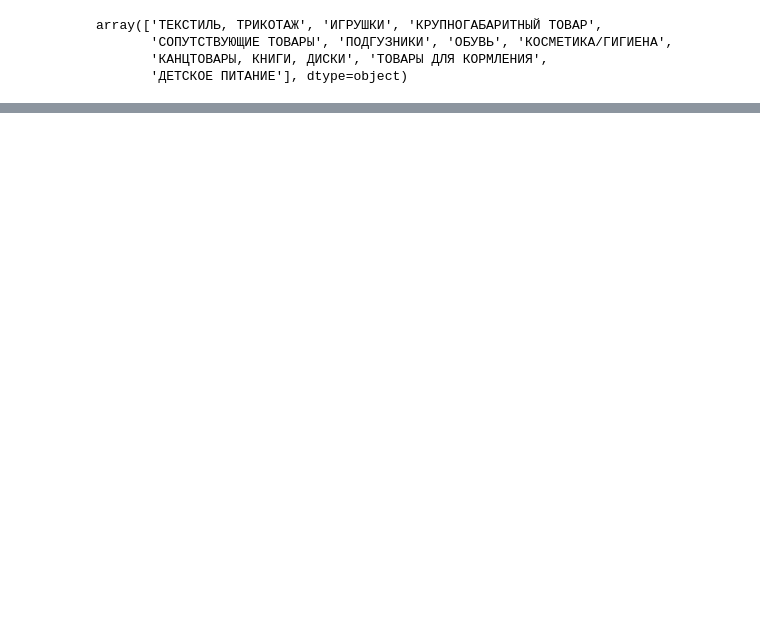
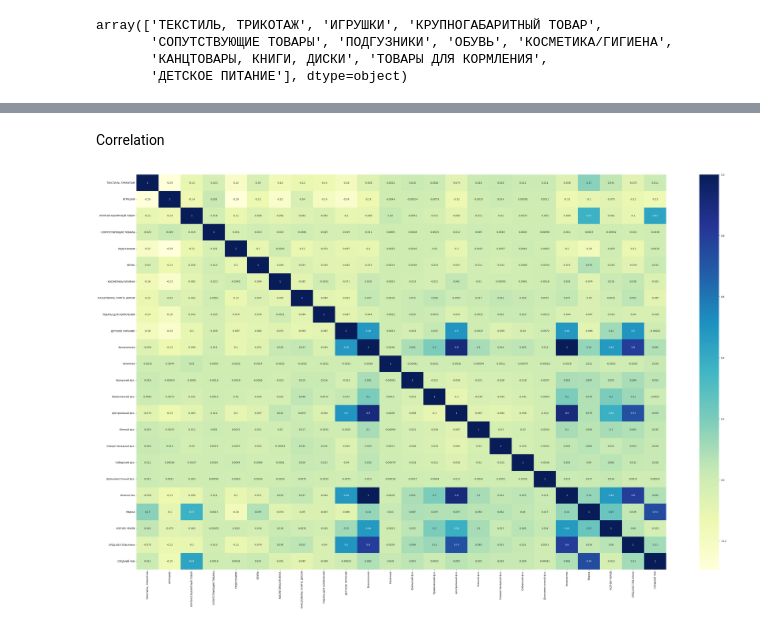
Before and after one commit to danzhukk/project-clusters, a Jupyter notebook: project.ipynb, the cells around one changed output, grey strips where cells are left out. Drawn from its saved outputs; the diff is of its cells as text; code cells hidden in the pictures; blank space fills up the shorter version.

```diff
--- a/project.ipynb
+++ b/project.ipynb
@@ -764,16 +768,13 @@ data_clients = data_clients.merge(df.groupby(['Телефон_new', 'Номер
 data_clients = data_clients.rename(columns={'СуммаСтроки':'СРЕДНИЙ ЧЕК'})
 # %%
 #заполняем дробями
-data_clients['ТЕКСТИЛЬ'] = data_clients['ТЕКСТИЛЬ'] / data_clients['Количество']
-data_clients['ТРИКОТАЖ'] = data_clients['ТРИКОТАЖ'] / data_clients['Количество']
+data_clients['ТЕКСТИЛЬ, ТРИКОТАЖ'] = data_clients['ТЕКСТИЛЬ, ТРИКОТАЖ'] / data_clients['Количество']
 data_clients['ИГРУШКИ'] = data_clients['ИГРУШКИ'] / data_clients['Количество']
 data_clients['КРУПНОГАБАРИТНЫЙ ТОВАР'] = data_clients['КРУПНОГАБАРИТНЫЙ ТОВАР'] / data_clients['Количество']
 data_clients['СОПУТСТВУЮЩИЕ ТОВАРЫ'] = data_clients['СОПУТСТВУЮЩИЕ ТОВАРЫ'] / data_clients['Количество']
 data_clients['ПОДГУЗНИКИ'] = data_clients['ПОДГУЗНИКИ'] / data_clients['Количество']
 data_clients['ОБУВЬ'] = data_clients['ОБУВЬ'] / data_clients['Количество']
 data_clients['КОСМЕТИКА/ГИГИЕНА'] = data_clients['КОСМЕТИКА/ГИГИЕНА'] / data_clients['Количество']
-data_clients['КАНЦТОВАРЫ'] = data_clients['КАНЦТОВАРЫ'] / data_clients['Количество']
-data_clients['КНИГИ'] = data_clients['КНИГИ'] / data_clients['Количество']
-data_clients['ДИСКИ'] = data_clients['ДИСКИ'] / data_clients['Количество']
+data_clients['КАНЦТОВАРЫ, КНИГИ, ДИСКИ'] = data_clients['КАНЦТОВАРЫ, КНИГИ, ДИСКИ'] / data_clients['Количество']
 data_clients['ТОВАРЫ ДЛЯ КОРМЛЕНИЯ'] = data_clients['ТОВАРЫ ДЛЯ КОРМЛЕНИЯ'] / data_clients['Количество']
 data_clients['ДЕТСКОЕ ПИТАНИЕ'] = data_clients['ДЕТСКОЕ ПИТАНИЕ'] / data_clients['Количество']
@@ -781,0 +790,6 @@ KeyError: 'ТЕКСТИЛЬ'
+# %%
+df1 = data_clients.copy()
+# %%
+df = df1
+# %%
+df.set_index('id', inplace = True)
@@ -781,0 +816,2 @@ KeyError: 'ТЕКСТИЛЬ'
+# %% [markdown]
+Correlation
@@ -781,0 +822,5 @@ KeyError: 'ТЕКСТИЛЬ'
+# %%
+fig = plt.figure(figsize = (50, 30))
+sns.heatmap(df.corr(), annot=True, cmap = 'YlGnBu');
+# %% [output]
+[figure, added]
```
Also changed, not shown: parts of 31 cells of this notebook.
